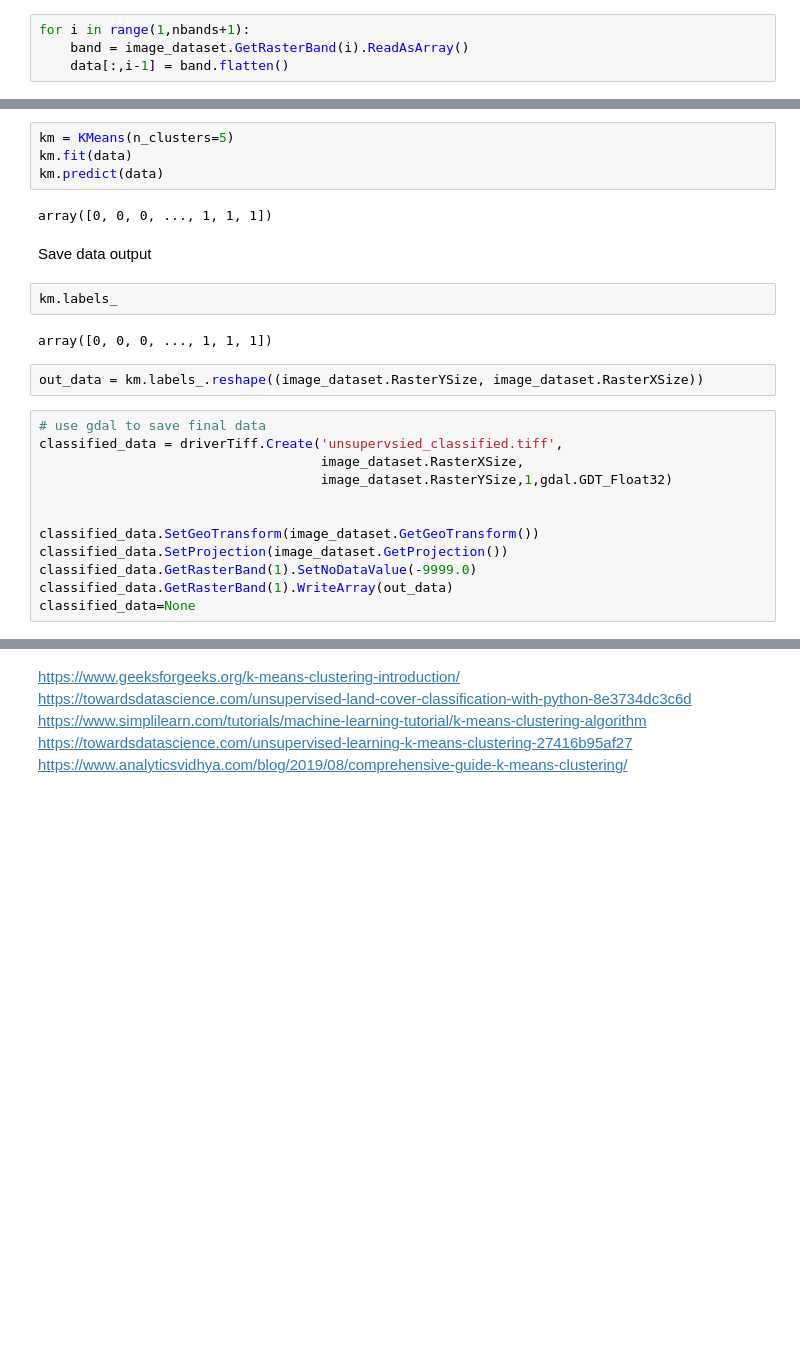
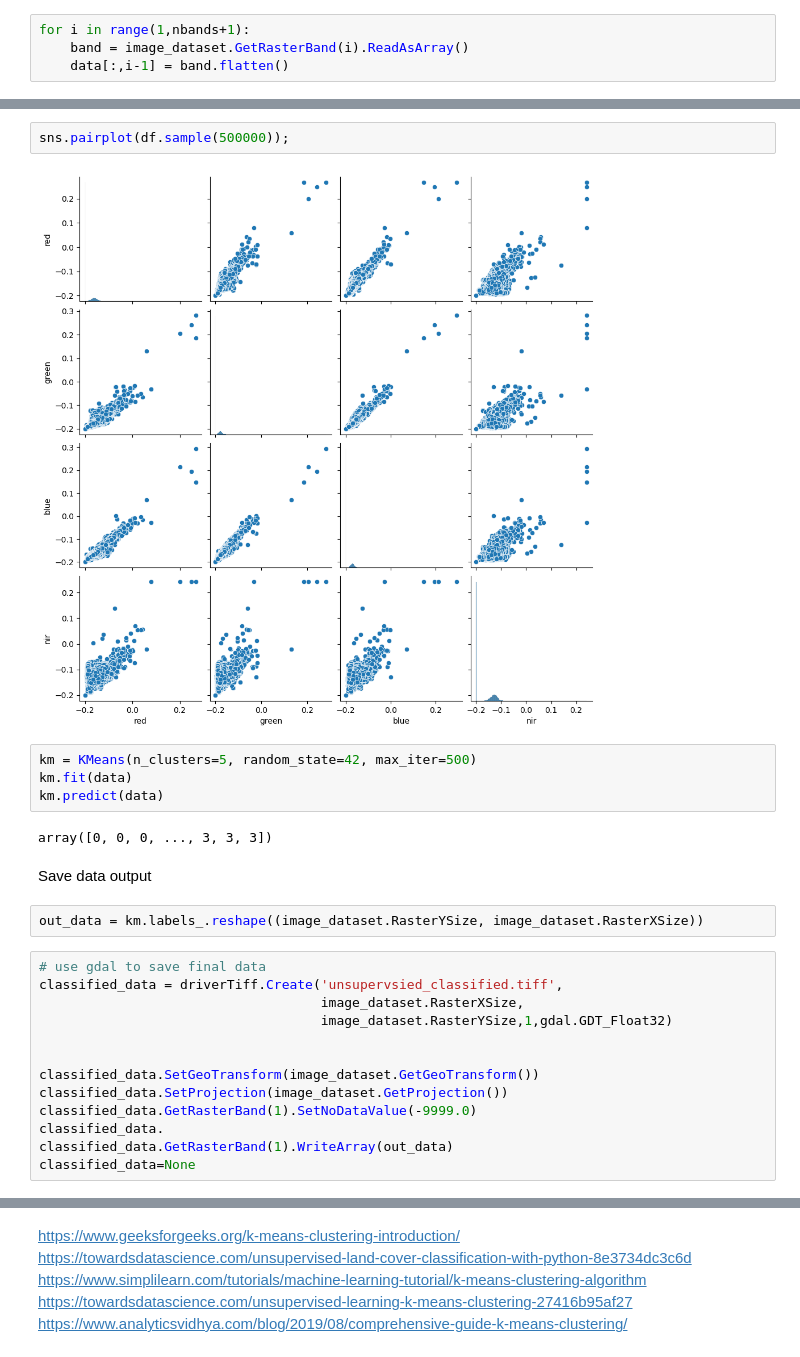
Before and after one commit to SammyGIS/mini_project, a Jupyter notebook: geoai/unsupervised_classification_ml.ipynb, the cells around one changed output, grey strips where cells are left out. Drawn from its saved outputs; the diff is of its cells as text; blank space fills up the shorter version.

```diff
--- a/geoai/unsupervised_classification_ml.ipynb
+++ b/geoai/unsupervised_classification_ml.ipynb
@@ -45,15 +53,15 @@ for i in range(1,nbands+1):
+# %%
+sns.pairplot(df.sample(500000));
+# %% [output]
+[figure, added]
 # %%
-km = KMeans(n_clusters=5)
+km = KMeans(n_clusters=5, random_state=42, max_iter=500)
 km.fit(data)
 km.predict(data)
 # %% [output]
-array([0, 0, 0, ..., 1, 1, 1])
+array([0, 0, 0, ..., 3, 3, 3])
 # %% [markdown]
 Save data output
-# %%
-km.labels_
-# %% [output]
-array([0, 0, 0, ..., 1, 1, 1])
 # %%
 out_data = km.labels_.reshape((image_dataset.RasterYSize, image_dataset.RasterXSize))
 # %%
@@ -66,5 +74,6 @@ classified_data = driverTiff.Create('unsupervsied_classified.tiff',
 classified_data.SetGeoTransform(image_dataset.GetGeoTransform())
 classified_data.SetProjection(image_dataset.GetProjection())
 classified_data.GetRasterBand(1).SetNoDataValue(-9999.0)
+classified_data.
 classified_data.GetRasterBand(1).WriteArray(out_data)
 classified_data=None
```
Also changed, not shown: parts of 3 cells of this notebook, 6 other files.
